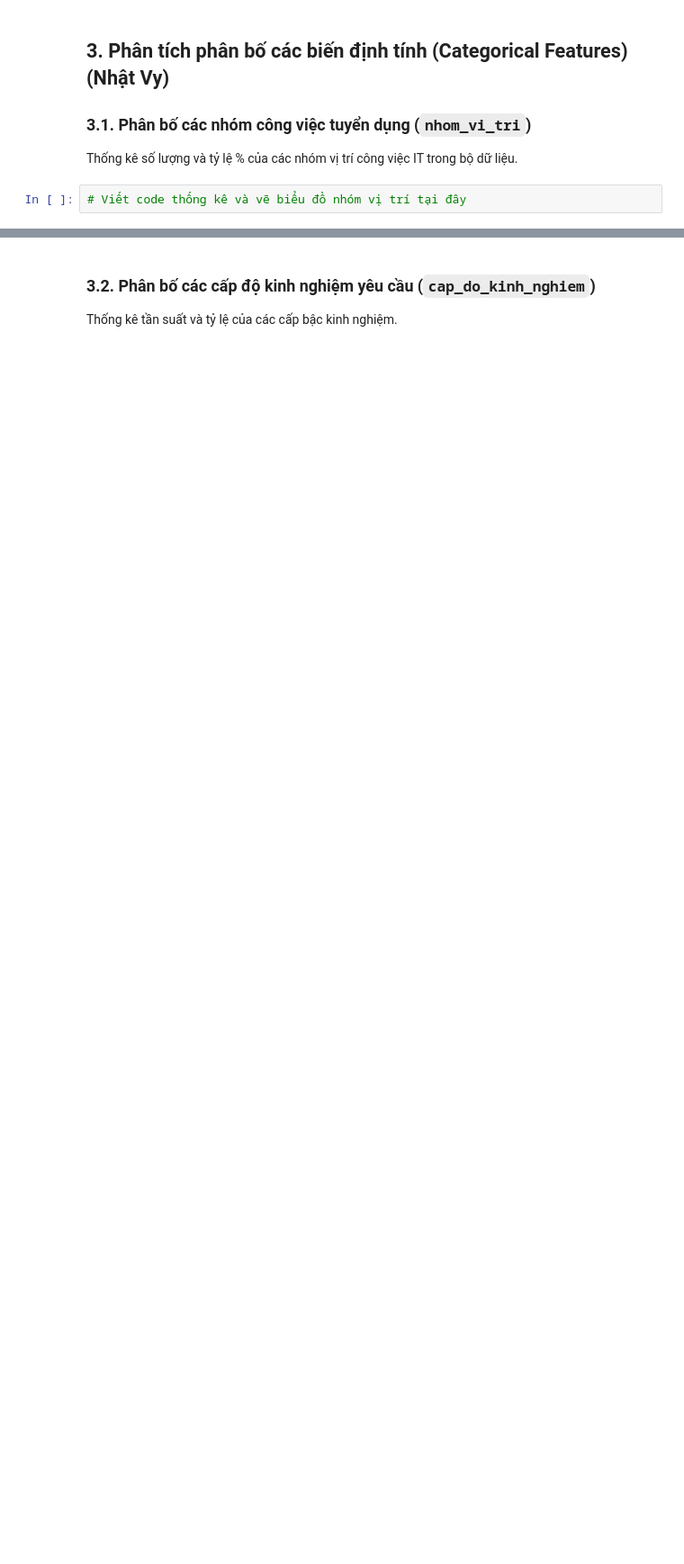
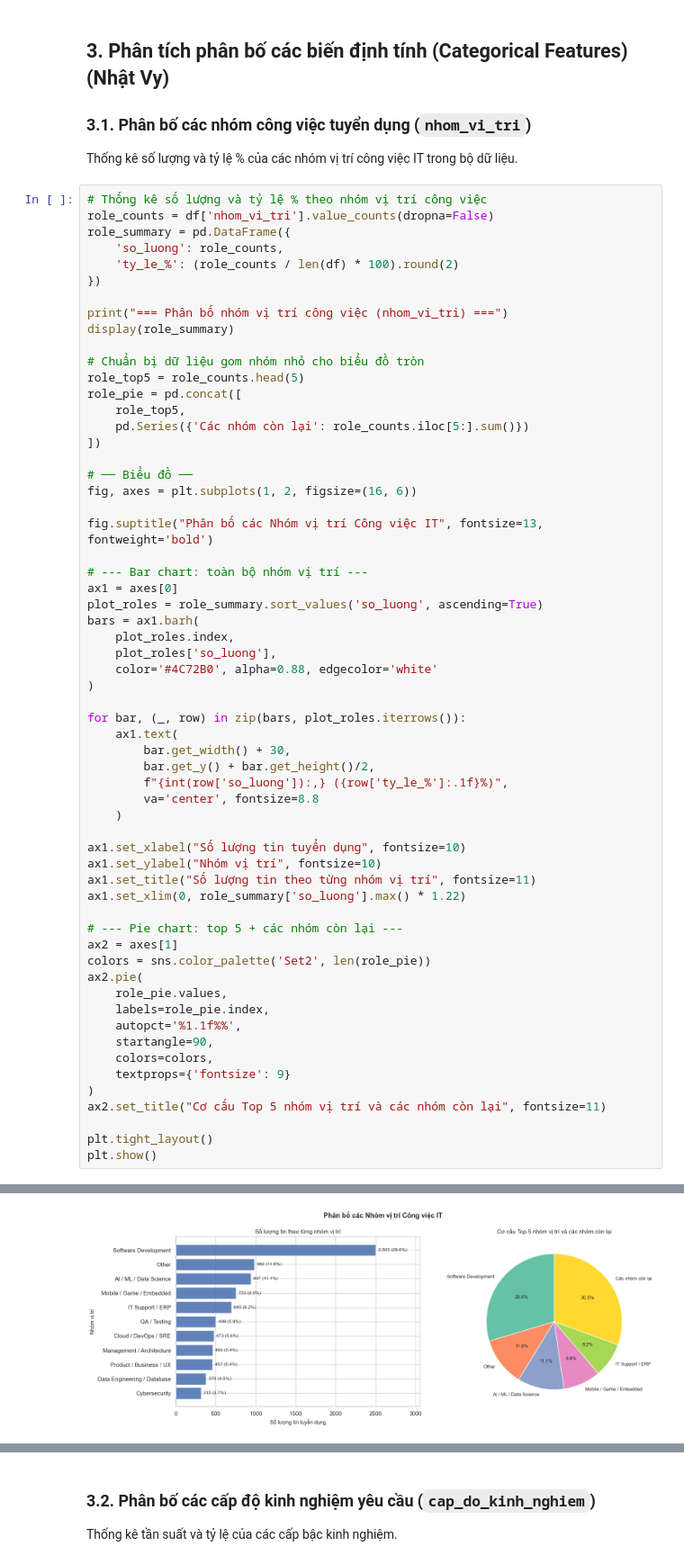
Before and after one commit to TrucHang676/TQH-FINAL-PROJECT-N5, a Jupyter notebook: notebooks/eda.ipynb, the cells around one changed output, grey strips where cells are left out. Shown at 90% size. Drawn from its saved outputs; the diff is of its cells as text; blank space fills up the shorter version.

```diff
--- a/notebooks/eda.ipynb
+++ b/notebooks/eda.ipynb
@@ -73,4 +357,63 @@ Kiểm tra xem có lương âm, lương bằng 0, định dạng ngày đăng (`
 ### **3.1. Phân bố các nhóm công việc tuyển dụng (`nhom_vi_tri`)**
 Thống kê số lượng và tỷ lệ % của các nhóm vị trí công việc IT trong bộ dữ liệu.
 # %%
-# Viết code thống kê và vẽ biểu đồ nhóm vị trí tại đây
+# Thống kê số lượng và tỷ lệ % theo nhóm vị trí công việc
+role_counts = df['nhom_vi_tri'].value_counts(dropna=False)
+role_summary = pd.DataFrame({
+    'so_luong': role_counts,
+    'ty_le_%': (role_counts / len(df) * 100).round(2)
+})
+
+print("=== Phân bố nhóm vị trí công việc (nhom_vi_tri) ===")
+display(role_summary)
+
+# Chuẩn bị dữ liệu gom nhóm nhỏ cho biểu đồ tròn
+role_top5 = role_counts.head(5)
+role_pie = pd.concat([
+    role_top5,
+    pd.Series({'Các nhóm còn lại': role_counts.iloc[5:].sum()})
+])
+
+# ── Biểu đồ ──
+fig, axes = plt.subplots(1, 2, figsize=(16, 6))
+
+fig.suptitle("Phân bố các Nhóm vị trí Công việc IT", fontsize=13, fontweight='bold')
+
+# --- Bar chart: toàn bộ nhóm vị trí ---
+ax1 = axes[0]
+plot_roles = role_summary.sort_values('so_luong', ascending=True)
+bars = ax1.barh(
+    plot_roles.index,
+    plot_roles['so_luong'],
+    color='#4C72B0', alpha=0.88, edgecolor='white'
+)
+
+for bar, (_, row) in zip(bars, plot_roles.iterrows()):
+    ax1.text(
+        bar.get_width() + 30,
+        bar.get_y() + bar.get_height()/2,
+        f"{int(row['so_luong']):,} ({row['ty_le_%']:.1f}%)",
+        va='center', fontsize=8.8
+    )
+
+ax1.set_xlabel("Số lượng tin tuyển dụng", fontsize=10)
+ax1.set_ylabel("Nhóm vị trí", fontsize=10)
+ax1.set_title("Số lượng tin theo từng nhóm vị trí", fontsize=11)
+ax1.set_xlim(0, role_summary['so_luong'].max() * 1.22)
+
+# --- Pie chart: top 5 + các nhóm còn lại ---
+ax2 = axes[1]
+colors = sns.color_palette('Set2', len(role_pie))
+ax2.pie(
+    role_pie.values,
+    labels=role_pie.index,
+    autopct='%1.1f%%',
+    startangle=90,
+    colors=colors,
+    textprops={'fontsize': 9}
+)
+ax2.set_title("Cơ cấu Top 5 nhóm vị trí và các nhóm còn lại", fontsize=11)
+
+plt.tight_layout()
+plt.show()
+# %% [output]
@@ -76,0 +434 @@ Thống kê số lượng và tỷ lệ % của các nhóm vị trí công việ
+[figure, added]
```
Also changed, not shown: parts of 13 cells of this notebook.
